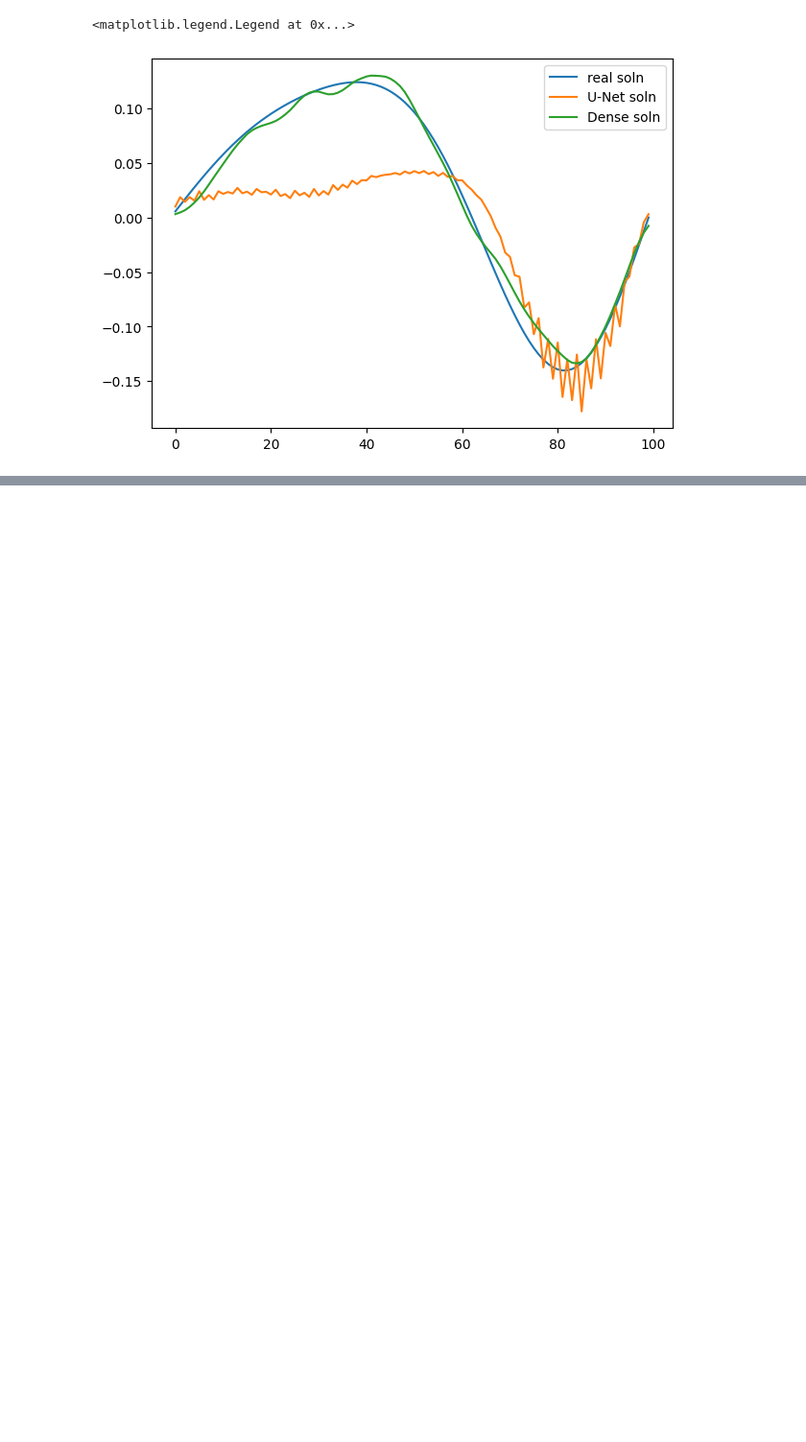
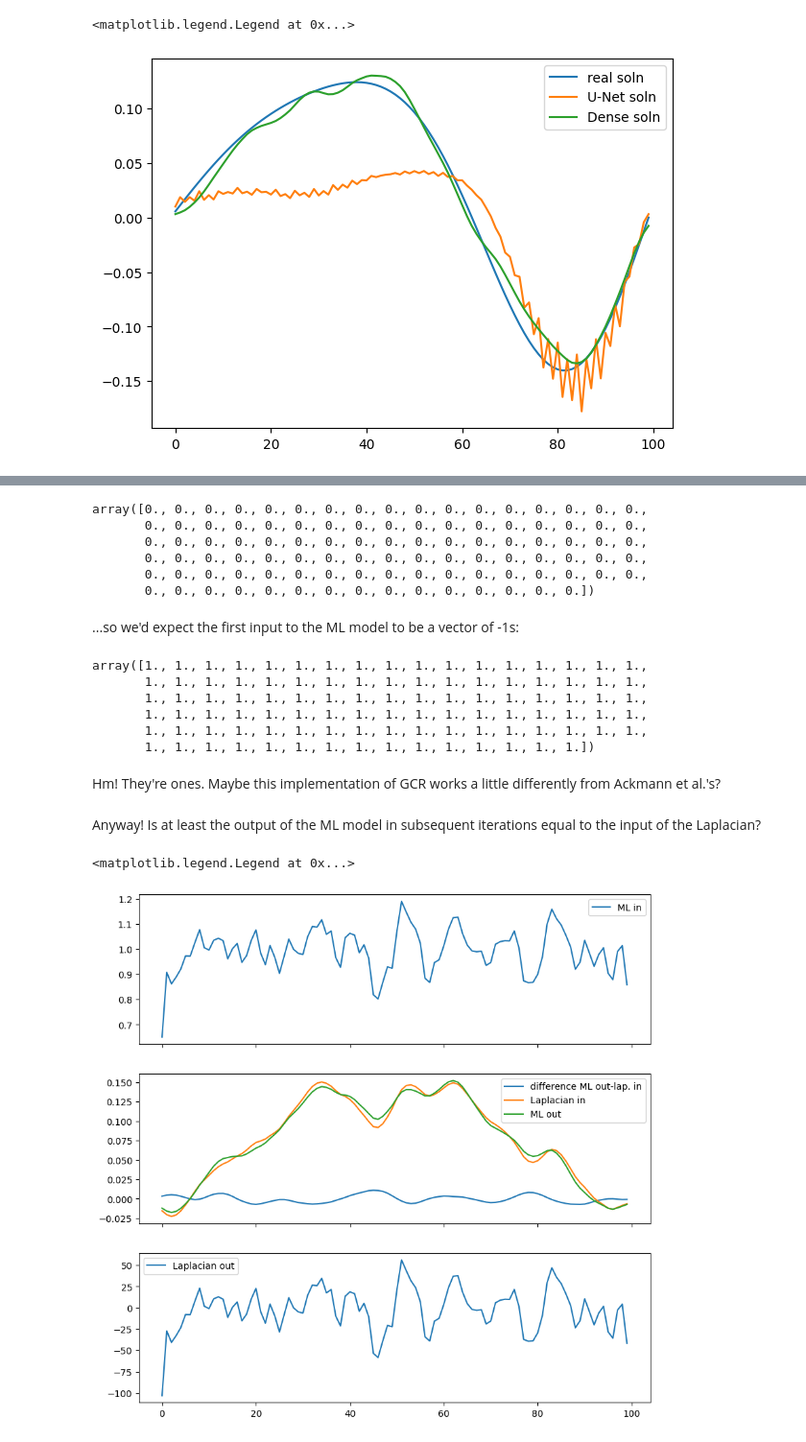
Before and after one commit to benni-bu/gusto, a Jupyter notebook: learning/testnb.ipynb, the cells around one changed output, grey strips where cells are left out. Shown at 96% size. Saved outputs shown, nothing was run; the diff lists cells and outputs as text; code cells hidden in the pictures; blank space fills up the shorter version.

```diff
--- a/learning/testnb.ipynb
+++ b/learning/testnb.ipynb
@@ -183,0 +221,6 @@ ax.legend()
+# %%
+datadir = '/Users/GUSTO/data/debug/'
+ml_invecs = np.loadtxt(datadir + 'ml_invecs.txt', delimiter=',')
+ml_outvecs = np.loadtxt(datadir + 'ml_outvecs.txt', delimiter=',')
+lapl_invecs = np.loadtxt(datadir + 'lapl_invecs.txt', delimiter=',')
+lapl_outvecs = np.loadtxt(datadir + 'lapl_outvecs.txt', delimiter=',')
@@ -183,0 +243,39 @@ ax.legend()
+# %%
+lapl_invecs[0]
+# %% [output]
+array([0., 0., 0., 0., 0., 0., 0., 0., 0., 0., 0., 0., 0., 0., 0., 0., 0.,
+       0., 0., 0., 0., 0., 0., 0., 0., 0., 0., 0., 0., 0., 0., 0., 0., 0.,
+       0., 0., 0., 0., 0., 0., 0., 0., 0., 0., 0., 0., 0., 0., 0., 0., 0.,
+       0., 0., 0., 0., 0., 0., 0., 0., 0., 0., 0., 0., 0., 0., 0., 0., 0.,
+       0., 0., 0., 0., 0., 0., 0., 0., 0., 0., 0., 0., 0., 0., 0., 0., 0.,
+       0., 0., 0., 0., 0., 0., 0., 0., 0., 0., 0., 0., 0., 0., 0.])
+# %% [markdown]
+...so we'd expect the first input to the ML model to be a vector of -1s:
+# %%
+ml_invecs[0]
+# %% [output]
+array([1., 1., 1., 1., 1., 1., 1., 1., 1., 1., 1., 1., 1., 1., 1., 1., 1.,
+       1., 1., 1., 1., 1., 1., 1., 1., 1., 1., 1., 1., 1., 1., 1., 1., 1.,
+       1., 1., 1., 1., 1., 1., 1., 1., 1., 1., 1., 1., 1., 1., 1., 1., 1.,
+       1., 1., 1., 1., 1., 1., 1., 1., 1., 1., 1., 1., 1., 1., 1., 1., 1.,
+       1., 1., 1., 1., 1., 1., 1., 1., 1., 1., 1., 1., 1., 1., 1., 1., 1.,
+       1., 1., 1., 1., 1., 1., 1., 1., 1., 1., 1., 1., 1., 1., 1.])
+# %% [markdown]
+Hm! They're ones. Maybe this implementation of GCR works a little differently from Ackmann et al.'s?
+# %% [markdown]
+Anyway! Is at least the output of the ML model in subsequent iterations equal to the input of the Laplacian?
+# %%
+it = 1
+fig, ax = plt.subplots(3,1, sharex = True, figsize = (10, 10))
+ax[1].plot(ml_outvecs[it] - lapl_invecs[it], label = 'difference ML out-lap. in')
+ax[1].plot(lapl_invecs[it], label = 'Laplacian in')
+ax[1].plot(ml_outvecs[it], label = 'ML out')
+ax[1].legend()
+
+ax[0].plot(ml_invecs[it], label = 'ML in')
+ax[2].plot(lapl_outvecs[it], label = 'Laplacian out')
+ax[0].legend()
+ax[2].legend()
+# %% [output]
+<matplotlib.legend.Legend at 0x...>
+[figure, added]
```
Also changed, not shown: parts of 16 cells of this notebook, 1 other file.
